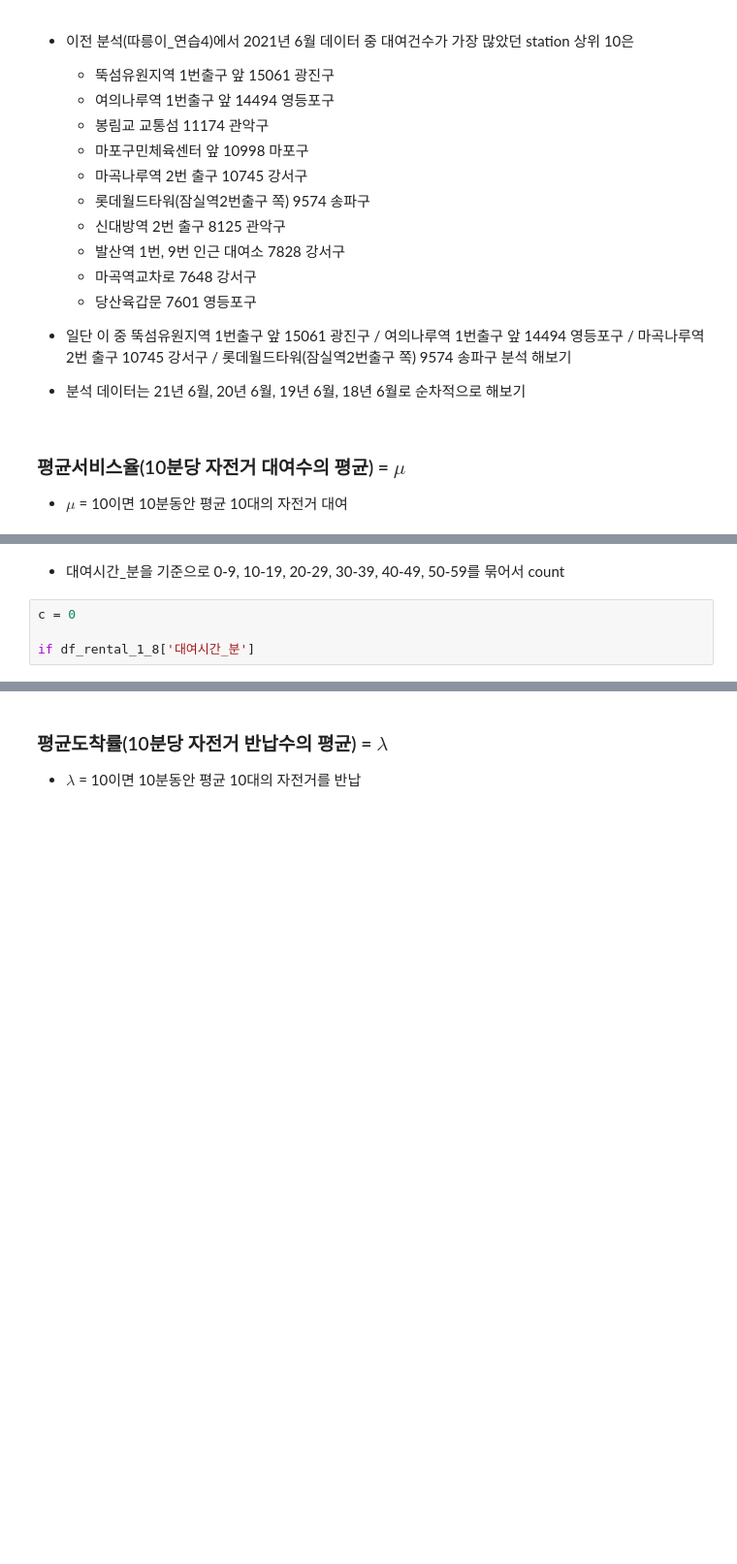
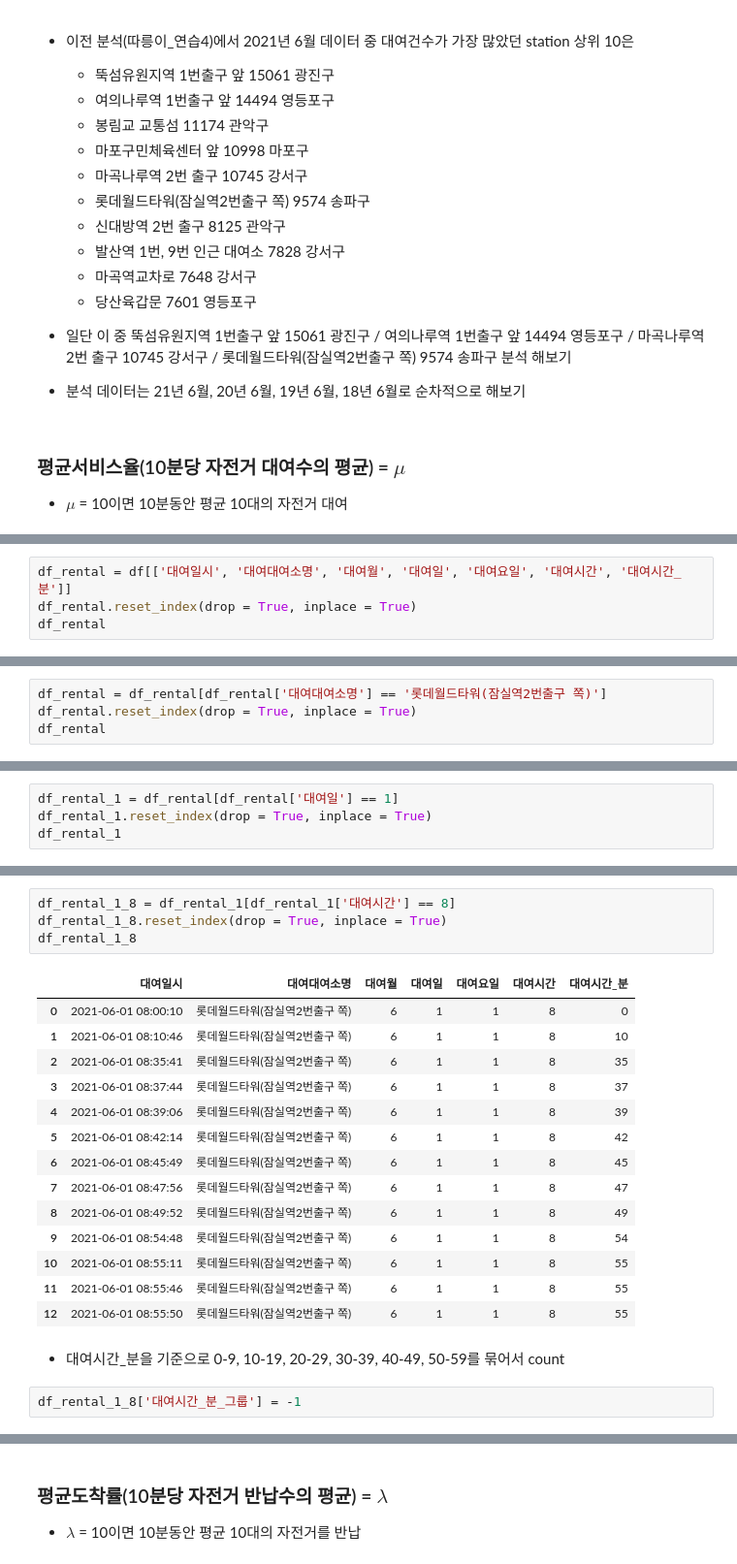
Before and after one commit to psuny1116/SeoulBikeProject, a Jupyter notebook: 연습/2021년 6월 롯데월드타워(잠실역2번출구 쪽) 대여소 분석.ipynb, the cells around one changed output, grey strips where cells are left out. Shown at 97% size. Drawn from its saved outputs; the diff is of its cells as text; blank space fills up the shorter version.

```diff
--- a/연습/2021년 6월 롯데월드타워(잠실역2번출구 쪽) 대여소 분석.ipynb
+++ b/연습/2021년 6월 롯데월드타워(잠실역2번출구 쪽) 대여소 분석.ipynb
@@ -300,0 +232,4 @@ df_rental_1_8   # ignore_index = True
+# %%
+df_rental = df[['대여일시', '대여대여소명', '대여월', '대여일', '대여요일', '대여시간', '대여시간_분']]
+df_rental.reset_index(drop = True, inplace = True)
+df_rental
@@ -300,0 +250,4 @@ df_rental_1_8   # ignore_index = True
+# %%
+df_rental = df_rental[df_rental['대여대여소명'] == '롯데월드타워(잠실역2번출구 쪽)']
+df_rental.reset_index(drop = True, inplace = True)
+df_rental
@@ -300,0 +1222,4 @@ df_rental_1_8   # ignore_index = True
+# %%
+df_rental_1 = df_rental[df_rental['대여일'] == 1]
+df_rental_1.reset_index(drop = True, inplace = True)
+df_rental_1
@@ -301,6 +1240,23 @@ df_rental_1_8   # ignore_index = True
+# %%
+df_rental_1_8 = df_rental_1[df_rental_1['대여시간'] == 8]
+df_rental_1_8.reset_index(drop = True, inplace = True)
+df_rental_1_8
+# %% [output]
+|  | 대여일시 | 대여대여소명 | 대여월 | 대여일 | 대여요일 | 대여시간 | 대여시간_분 |
+| 0 | 2021-06-01 08:00:10 | 롯데월드타워(잠실역2번출구 쪽) | 6 | 1 | 1 | 8 | 0 |
+| 1 | 2021-06-01 08:10:46 | 롯데월드타워(잠실역2번출구 쪽) | 6 | 1 | 1 | 8 | 10 |
+| 2 | 2021-06-01 08:35:41 | 롯데월드타워(잠실역2번출구 쪽) | 6 | 1 | 1 | 8 | 35 |
+| 3 | 2021-06-01 08:37:44 | 롯데월드타워(잠실역2번출구 쪽) | 6 | 1 | 1 | 8 | 37 |
+| 4 | 2021-06-01 08:39:06 | 롯데월드타워(잠실역2번출구 쪽) | 6 | 1 | 1 | 8 | 39 |
+| 5 | 2021-06-01 08:42:14 | 롯데월드타워(잠실역2번출구 쪽) | 6 | 1 | 1 | 8 | 42 |
+| 6 | 2021-06-01 08:45:49 | 롯데월드타워(잠실역2번출구 쪽) | 6 | 1 | 1 | 8 | 45 |
+| 7 | 2021-06-01 08:47:56 | 롯데월드타워(잠실역2번출구 쪽) | 6 | 1 | 1 | 8 | 47 |
+| 8 | 2021-06-01 08:49:52 | 롯데월드타워(잠실역2번출구 쪽) | 6 | 1 | 1 | 8 | 49 |
+| 9 | 2021-06-01 08:54:48 | 롯데월드타워(잠실역2번출구 쪽) | 6 | 1 | 1 | 8 | 54 |
+| 10 | 2021-06-01 08:55:11 | 롯데월드타워(잠실역2번출구 쪽) | 6 | 1 | 1 | 8 | 55 |
+| 11 | 2021-06-01 08:55:46 | 롯데월드타워(잠실역2번출구 쪽) | 6 | 1 | 1 | 8 | 55 |
+| 12 | 2021-06-01 08:55:50 | 롯데월드타워(잠실역2번출구 쪽) | 6 | 1 | 1 | 8 | 55 |
 # %% [markdown]
 - 대여시간_분을 기준으로 0-9, 10-19, 20-29, 30-39, 40-49, 50-59를 묶어서 count
-# %%
-c = 0
-
-if df_rental_1_8['대여시간_분']
+# %%
+df_rental_1_8['대여시간_분_그룹'] = -1
```
Also changed, not shown: parts of 201 cells of this notebook.
